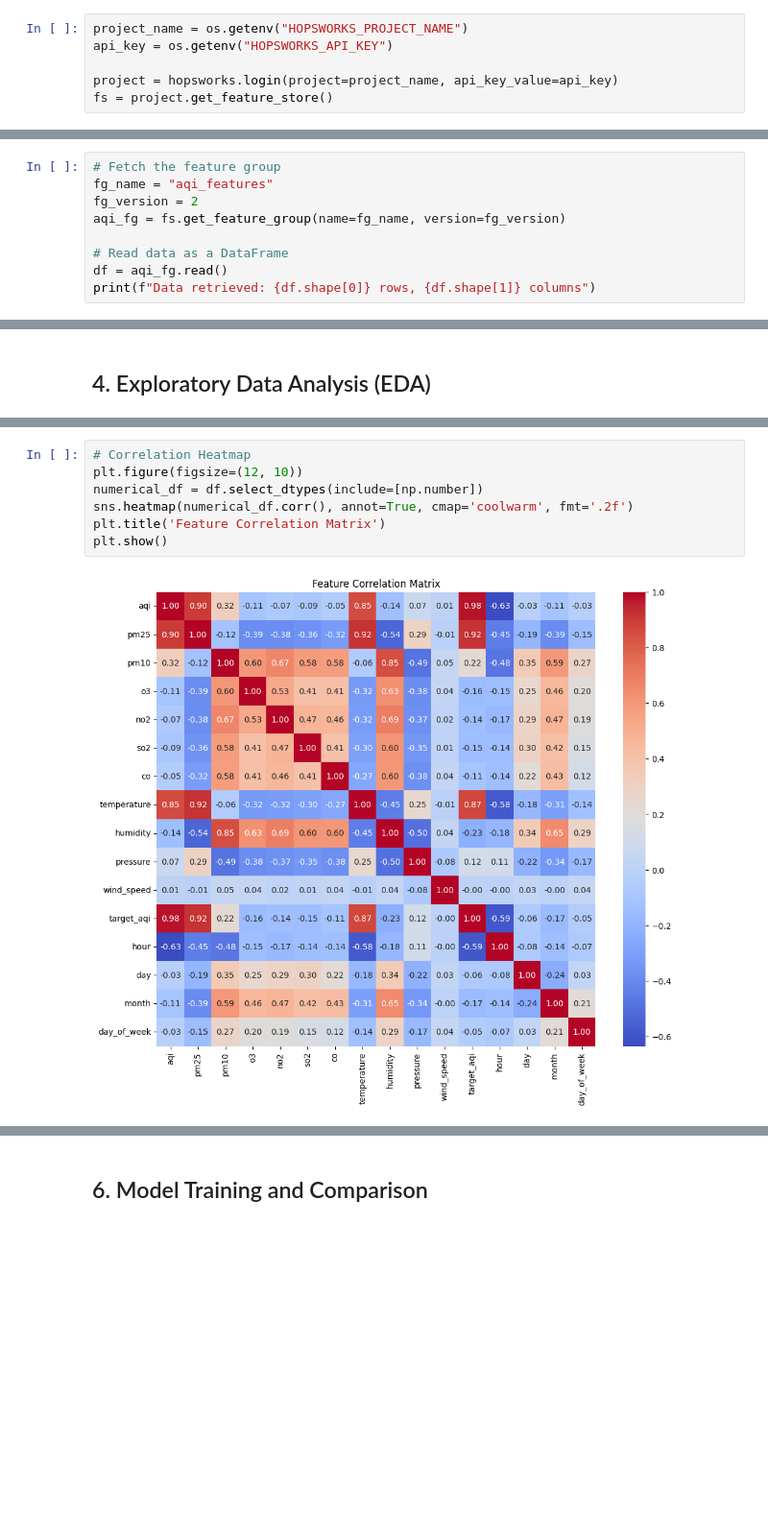
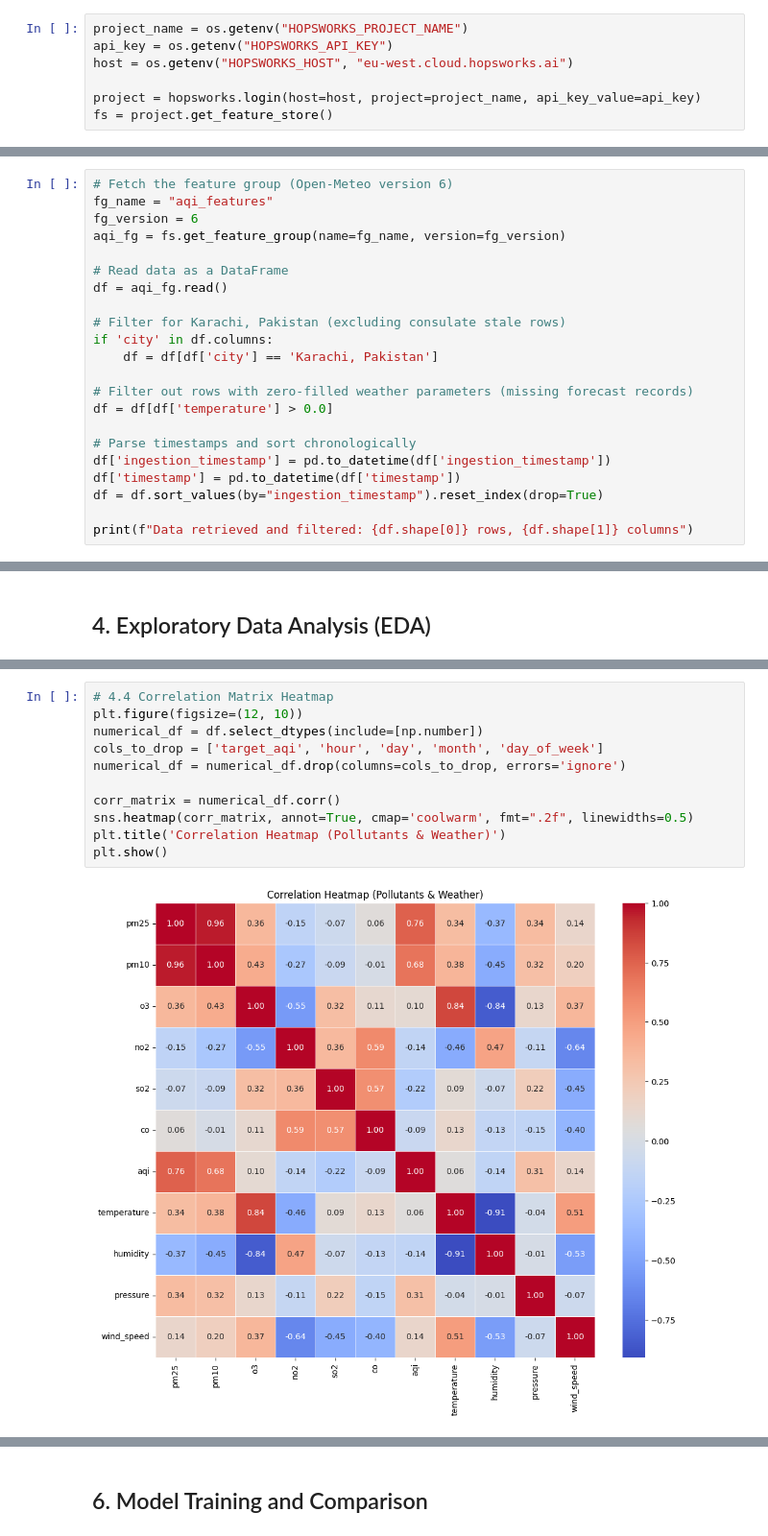
Before and after one commit to ItxUzair1/AQI-Predictor, a Jupyter notebook: notebooks/EDA_and_Model_Training.ipynb, the cells around one changed output, grey strips where cells are left out. Shown at 96% size. Drawn from its saved outputs; the diff is of its cells as text; blank space fills up the shorter version.

```diff
--- a/notebooks/EDA_and_Model_Training.ipynb
+++ b/notebooks/EDA_and_Model_Training.ipynb
@@ -28,7 +29,8 @@ True
 # %%
 project_name = os.getenv("HOPSWORKS_PROJECT_NAME")
 api_key = os.getenv("HOPSWORKS_API_KEY")
+host = os.getenv("HOPSWORKS_HOST", "eu-west.cloud.hopsworks.ai")
 
-project = hopsworks.login(project=project_name, api_key_value=api_key)
+project = hopsworks.login(host=host, project=project_name, api_key_value=api_key)
 fs = project.get_feature_store()
 # %% [output]
@@ -40,12 +44,25 @@ Logged in to project, explore it here https://eu-west.cloud.hopsworks.ai:443/p/3
 # %% [markdown]
 ## 3. Retrieve Data
 # %%
-# Fetch the feature group
+# Fetch the feature group (Open-Meteo version 6)
 fg_name = "aqi_features"
-fg_version = 2
+fg_version = 6
 aqi_fg = fs.get_feature_group(name=fg_name, version=fg_version)
 
 # Read data as a DataFrame
 df = aqi_fg.read()
-print(f"Data retrieved: {df.shape[0]} rows, {df.shape[1]} columns")
+
+# Filter for Karachi, Pakistan (excluding consulate stale rows)
+if 'city' in df.columns:
+    df = df[df['city'] == 'Karachi, Pakistan']
+
+# Filter out rows with zero-filled weather parameters (missing forecast records)
+df = df[df['temperature'] > 0.0]
+
+# Parse timestamps and sort chronologically
+df['ingestion_timestamp'] = pd.to_datetime(df['ingestion_timestamp'])
+df['timestamp'] = pd.to_datetime(df['timestamp'])
+df = df.sort_values(by="ingestion_timestamp").reset_index(drop=True)
+
+print(f"Data retrieved and filtered: {df.shape[0]} rows, {df.shape[1]} columns")
 # %% [output]
@@ -116,9 +155,13 @@ plt.show()
 # %%
-# Correlation Heatmap
+# 4.4 Correlation Matrix Heatmap
 plt.figure(figsize=(12, 10))
 numerical_df = df.select_dtypes(include=[np.number])
-sns.heatmap(numerical_df.corr(), annot=True, cmap='coolwarm', fmt='.2f')
-plt.title('Feature Correlation Matrix')
+cols_to_drop = ['target_aqi', 'hour', 'day', 'month', 'day_of_week']
+numerical_df = numerical_df.drop(columns=cols_to_drop, errors='ignore')
+
+corr_matrix = numerical_df.corr()
+sns.heatmap(corr_matrix, annot=True, cmap='coolwarm', fmt=".2f", linewidths=0.5)
+plt.title('Correlation Heatmap (Pollutants & Weather)')
 plt.show()
 # %% [output]
-[figure, old version]
+[figure, new version]
```
Also changed, not shown: parts of 32 cells of this notebook, 10 other files.
